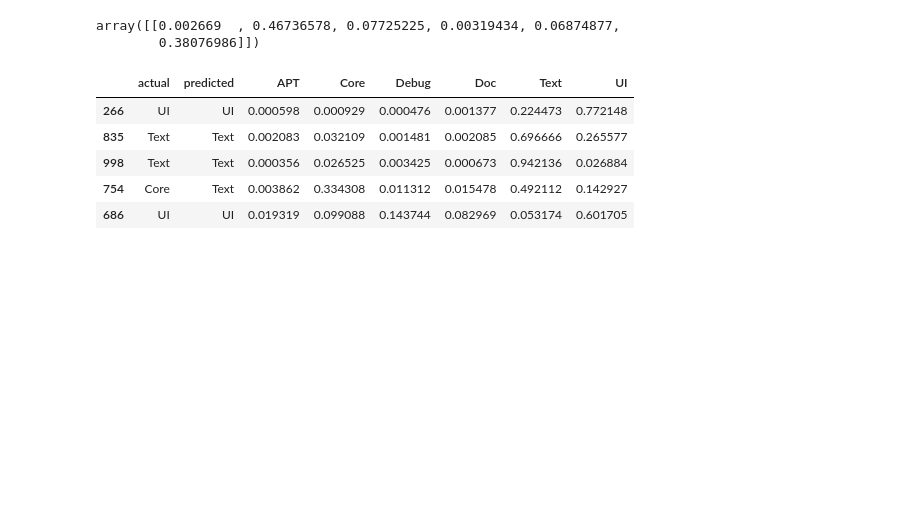
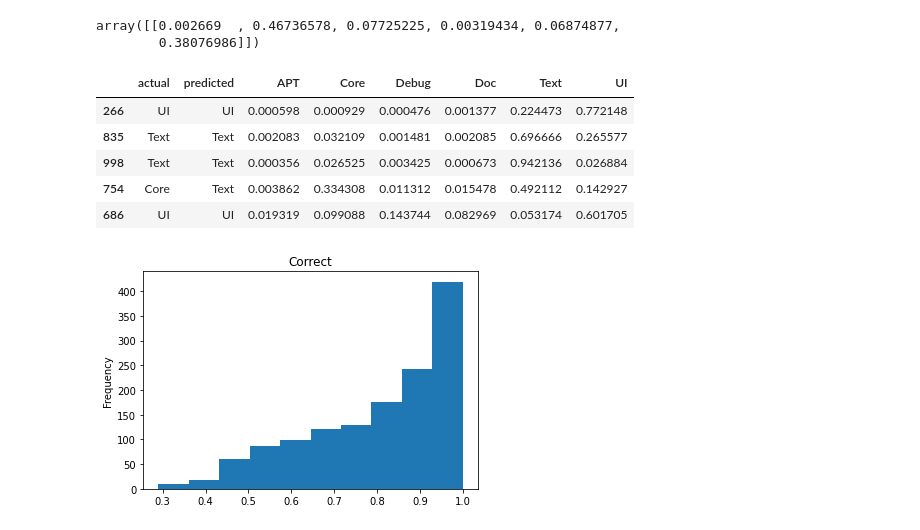
Before and after one commit to lkarjun/Text-Analysis-Workouts, a Jupyter notebook: 7. How to Explain Text Classifier/notebook.ipynb, the cells around one changed output. Saved outputs shown, nothing was run; the diff lists cells and outputs as text; code cells hidden in the pictures; blank space fills up the shorter version.

```diff
--- a/7. How to Explain Text Classifier/notebook.ipynb
+++ b/7. How to Explain Text Classifier/notebook.ipynb
@@ -115,3 +115,12 @@ er[["actual", "predicted"] + class_names].sample(5, random_state=99)
 | 998 | Text | Text | 0.000356 | 0.026525 | 0.003425 | 0.000673 | 0.942136 | 0.026884 |
 | 754 | Core | Text | 0.003862 | 0.334308 | 0.011312 | 0.015478 | 0.492112 | 0.142927 |
 | 686 | UI | UI | 0.019319 | 0.099088 | 0.143744 | 0.082969 | 0.053174 | 0.601705 |
+# %%
+er['max_probability'] = er[class_names].max(axis=1)
+# %%
+correct = (er[er['actual'] == er['predicted']])
+wrong = (er[er['actual'] != er['predicted']])
+# %%
+correct['max_probability'].plot.hist(title = 'Correct');
+# %% [output]
+[figure, added]
```
Also changed, not shown: parts of 26 cells of this notebook.
